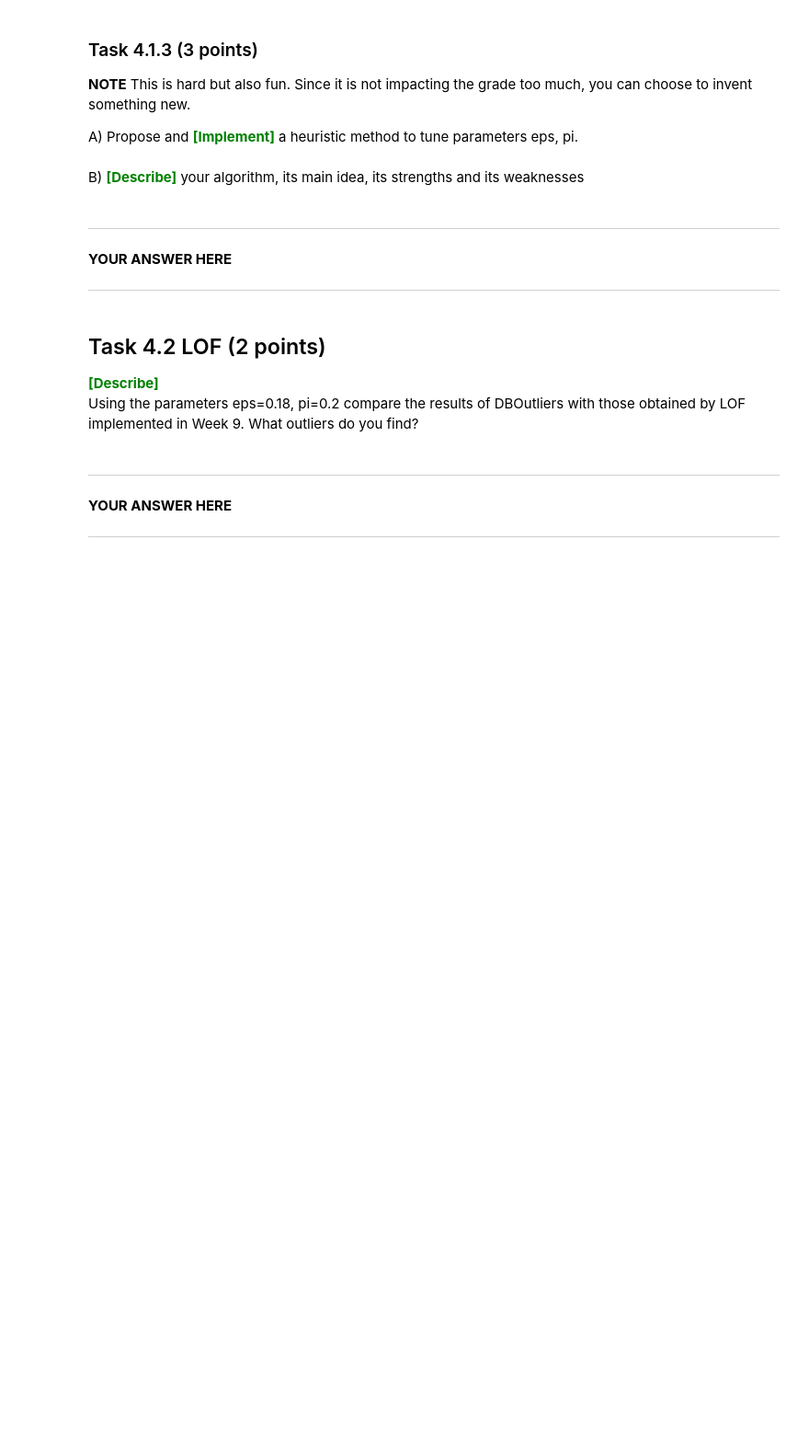
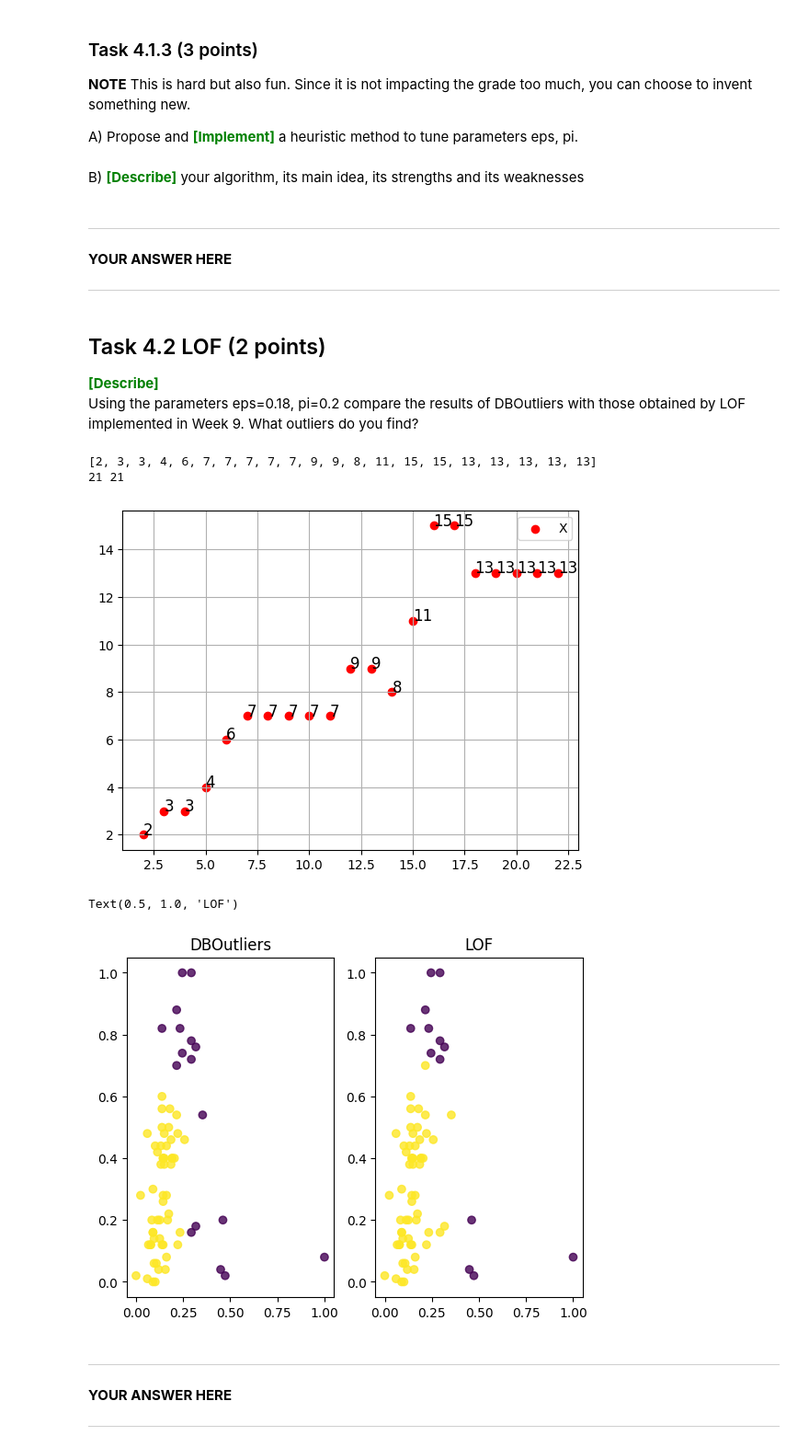
Before and after one commit to AnneKir/dm2023-exercises, a Jupyter notebook: handins/handin1.ipynb, the cells around one changed output. Shown at 92% size. Cells and saved outputs as stored; diff of their text form; code cells hidden in the pictures; blank space fills up the shorter version.

```diff
--- a/handins/handin1.ipynb
+++ b/handins/handin1.ipynb
@@ -1507,6 +1634,7 @@ We will now compare two outlier detection techniques.
 # %%
 def DBOutliers(X, eps, pi):
     outliers = []
+    idx = []
     n, _ = X.shape
     ### YOUR STARTS CODE HERE
     for p in range(n):
@@ -1518,10 +1646,13 @@ def DBOutliers(X, eps, pi):
         if len(set)/n <= pi:
             # outliers = np.append(outliers,X[p],axis=0)
             outliers.append(X[p].tolist())
+            idx.append(p)
 
 
     ### YOUR CODE ENDS HERE
-    return outliers
+    return outliers, idx
+
+
 test = np.array([[1,1], [2,4], [1,2],[5,5]])
 print(DBOutliers(test, 3, 1/2)) #|{}|/4 <= 1/2
 # print([[(x.tolist(),y.tolist(),eu_dist(x,y)) for y in test] for x in test])
@@ -1589,3 +1732,55 @@ Using the parameters eps=0.18, pi=0.2 compare the results of DBOutliers with tho
+# %%
+### YOUR CODE HERE
+
+x, idx = DBOutliers(X_norm, 0.18, 0.2)
+
+from sklearn.neighbors import LocalOutlierFactor
+y4 = LocalOutlierFactor(n_neighbors=16).fit_predict(X_norm) #FIXME n_neig?
+# print(len(list((filter(lambda item: item==-1,y4)))))
+# print(find_idx(y4, -1))
+# print(len(idx)," DBoutliers: ", idx) #17
+# labels = np.zeroes(X_norm.shape[0])
+labels = [0 if i in idx else 1 for i in range(len(X_norm))]
+# print(labels)
+# print()
+# print(y4)
+# intersects = []
+
+numbers = np.arange(2,23, dtype=int)
+silhouettes2 = []
+_, idx = DBOutliers(X_norm,0.18,0.2)
+for i in numbers:
+    y4 = LocalOutlierFactor(n_neighbors=i).fit_predict(X_norm) #FIXME n_neig?
+    local_idx = find_idx(y4,-1)
+    intersection = [ u for u in local_idx if u in idx]
+    silhouettes2.append(len(intersection))
+
+
+print(silhouettes2)
+fig, ax = plt.subplots()
+print(len(numbers), len(silhouettes2))
+plt.scatter(numbers, silhouettes2, c="r", label="X")
+for i in range(0,21):
+    ax.text(numbers[i], silhouettes2[i], silhouettes2[i], size=12)
+plt.grid()
+plt.legend()
+plt.show()
+
+
+fig, axis = plt.subplots(1, 2)
+
+axis[0].scatter(X_norm[:, 0], X_norm[:, 1], alpha=0.8, c=labels)
+axis[0].set_title("DBOutliers")
+# plt.show()
+
+axis[1].scatter(X_norm[:, 0], X_norm[:, 1], alpha=0.8, c=y4)
+axis[1].set_title("LOF")
+# %% [output]
+[2, 3, 3, 4, 6, 7, 7, 7, 7, 7, 9, 9, 8, 11, 15, 15, 13, 13, 13, 13, 13]
+21 21
+[figure, added]
+Text(0.5, 1.0, 'LOF')
+[figure, added]
 # %% [markdown]
 *******************
 **YOUR ANSWER HERE**
```
Also changed, not shown: parts of 26 cells of this notebook, 1 other file.
